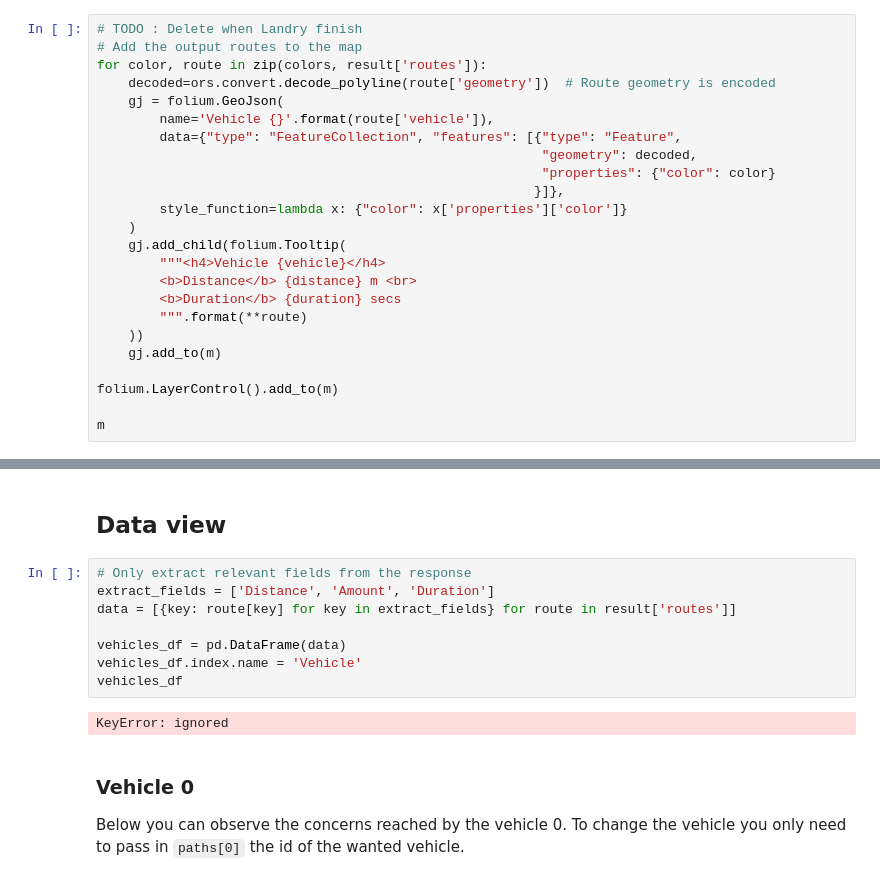
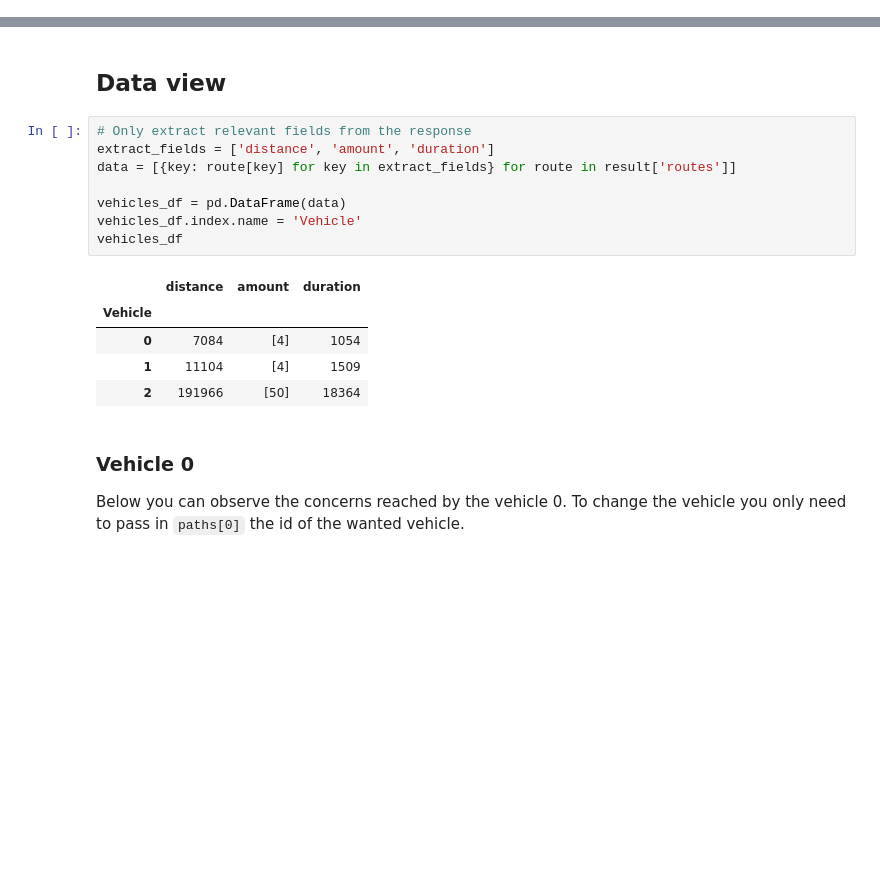
Before and after one commit to Fallkaniste/PROJECT-M1-CSA, a Jupyter notebook: Routing_Optimization_Idai.ipynb, the cells around one changed output, grey strips where cells are left out. Saved outputs shown, nothing was run; the diff lists cells and outputs as text; blank space fills up the shorter version.

```diff
--- a/Routing_Optimization_Idai.ipynb
+++ b/Routing_Optimization_Idai.ipynb
@@ -372,24 +282,0 @@ ending point =
-# %%
-# TODO : Delete when Landry finish
-# Add the output routes to the map
-for color, route in zip(colors, result['routes']):
-    decoded=ors.convert.decode_polyline(route['geometry'])  # Route geometry is encoded
-    gj = folium.GeoJson(
-        name='Vehicle {}'.format(route['vehicle']),
-        data={"type": "FeatureCollection", "features": [{"type": "Feature",
-                                                         "geometry": decoded,
-                                                         "properties": {"color": color}
-                                                        }]},
-        style_function=lambda x: {"color": x['properties']['color']}
-    )
-    gj.add_child(folium.Tooltip(
-        """<h4>Vehicle {vehicle}</h4>
-        <b>Distance</b> {distance} m <br>
-        <b>Duration</b> {duration} secs
-        """.format(**route)
-    ))
-    gj.add_to(m)
-
-folium.LayerControl().add_to(m)
-
-m
@@ -399,14 +284,18 @@ m
 ## Data view
 # %%
 # Only extract relevant fields from the response
-extract_fields = ['Distance', 'Amount', 'Duration']
+extract_fields = ['distance', 'amount', 'duration']
 data = [{key: route[key] for key in extract_fields} for route in result['routes']]
 
 vehicles_df = pd.DataFrame(data)
 vehicles_df.index.name = 'Vehicle'
 vehicles_df
 # %% [output]
-KeyError: ignored
+|  | distance | amount | duration |
+| Vehicle |  |  |  |
+| 0 | 7084 | [4] | 1054 |
+| 1 | 11104 | [4] | 1509 |
+| 2 | 191966 | [50] | 18364 |
 # %% [markdown]
 ### Vehicle 0
 Below you can observe the concerns reached by the vehicle 0. To change the vehicle you only need to pass in `paths[0]` the id of the wanted vehicle.
```
Also changed, not shown: parts of 13 cells of this notebook.
